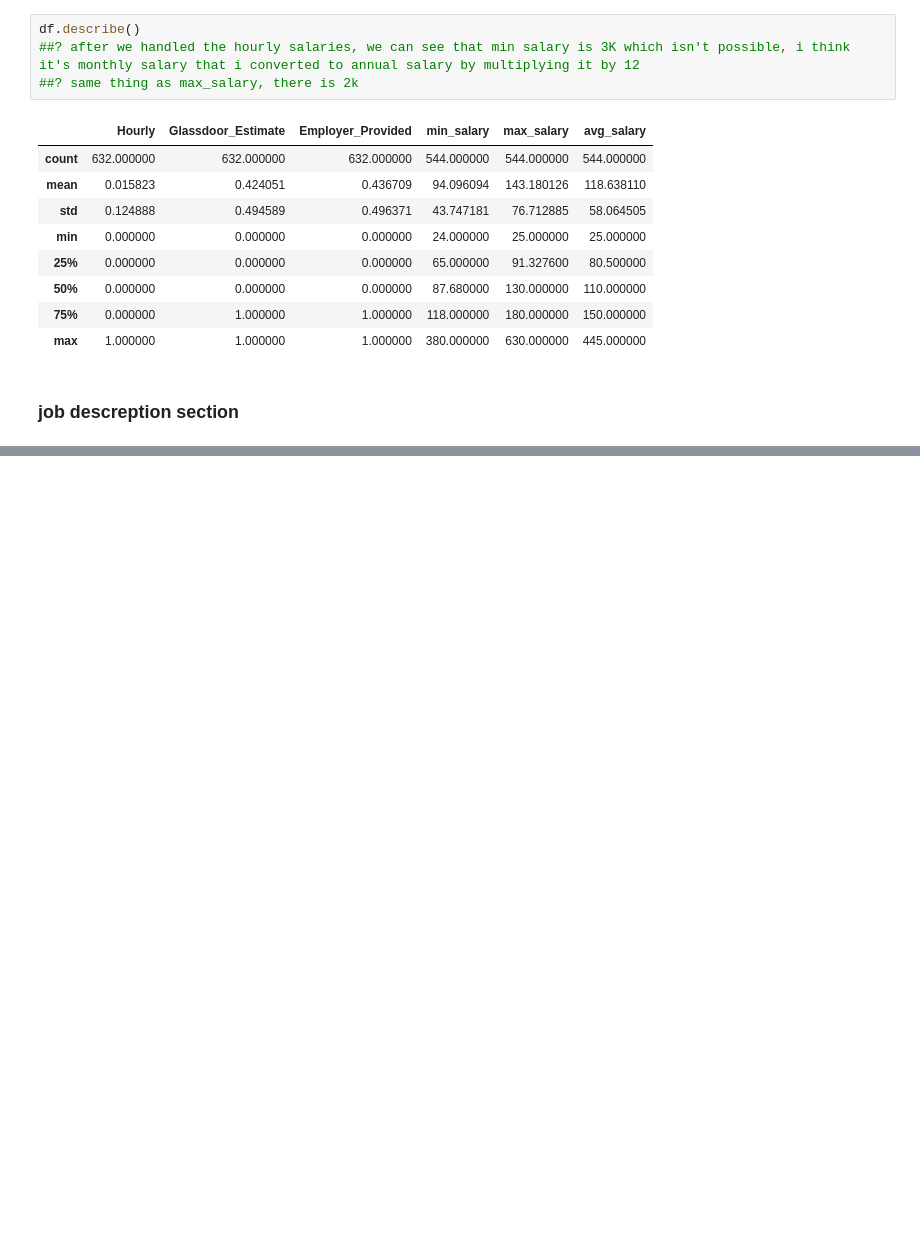
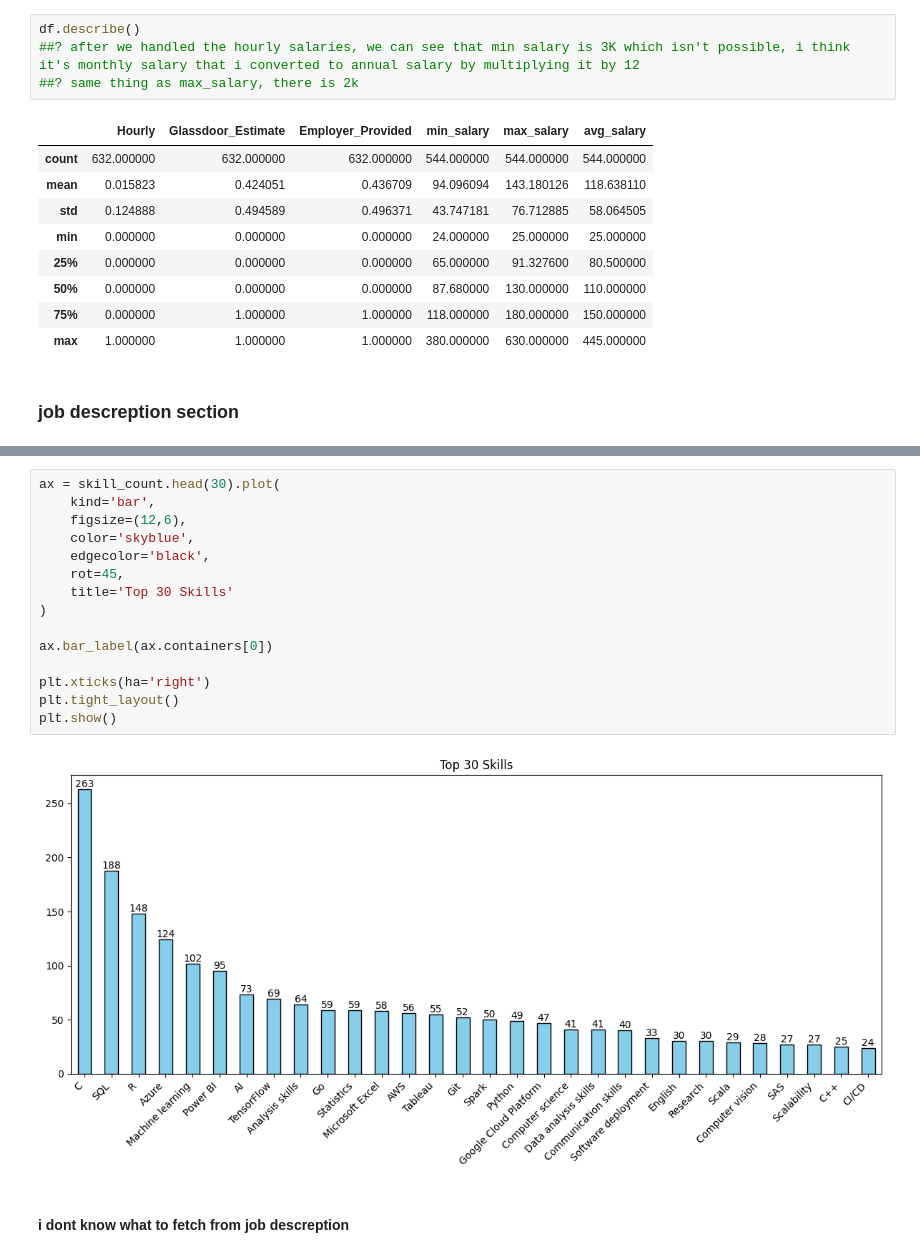
Before and after one commit to Salah-Mo-hammed/ds-jobs, a Jupyter notebook: ds_jobs_project/notebooks/ds_jobs_notebook.ipynb, the cells around one changed output, grey strips where cells are left out. Drawn from its saved outputs; the diff is of its cells as text; blank space fills up the shorter version.

```diff
--- a/ds_jobs_project/notebooks/ds_jobs_notebook.ipynb
+++ b/ds_jobs_project/notebooks/ds_jobs_notebook.ipynb
@@ -642,0 +754,19 @@ Name: Job Description, dtype: str
+# %%
+ax = skill_count.head(30).plot(
+    kind='bar',
+    figsize=(12,6),
+    color='skyblue',
+    edgecolor='black',
+    rot=45,
+    title='Top 30 Skills'
+)
+
+ax.bar_label(ax.containers[0])
+
+plt.xticks(ha='right')
+plt.tight_layout()
+plt.show()
+# %% [output]
+[figure, added]
+# %% [markdown]
+#### i dont know what to fetch from job descreption
```
Also changed, not shown: parts of 11 cells of this notebook.
